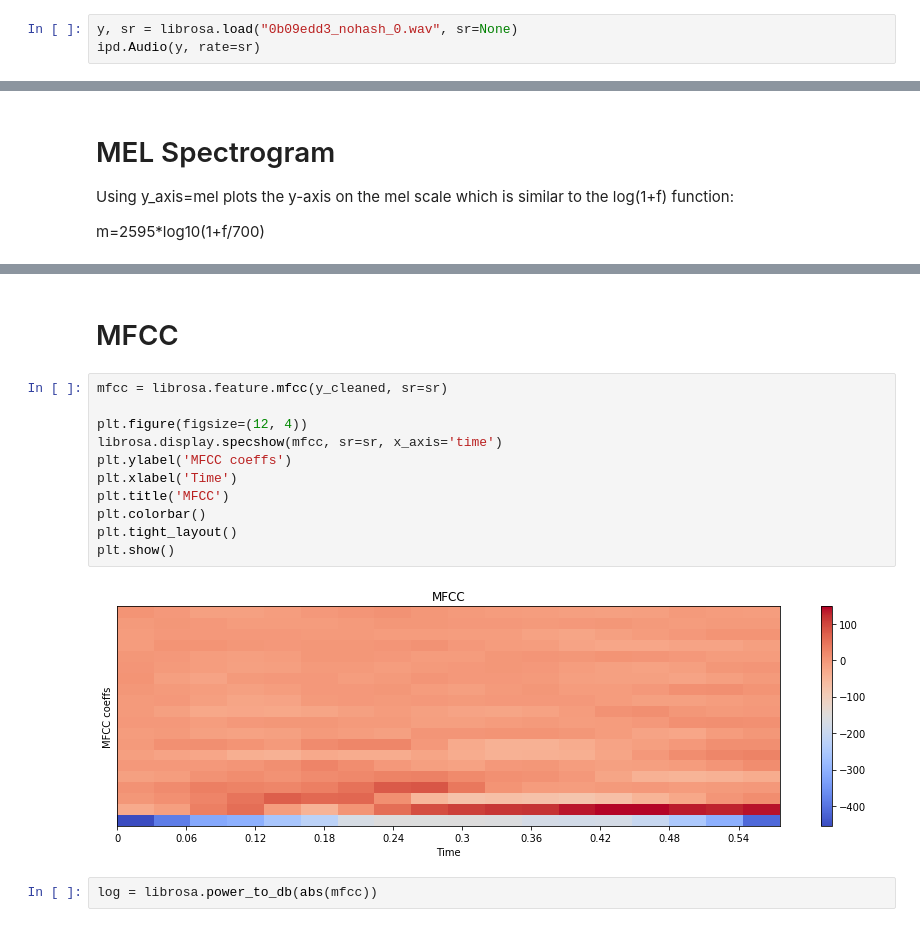
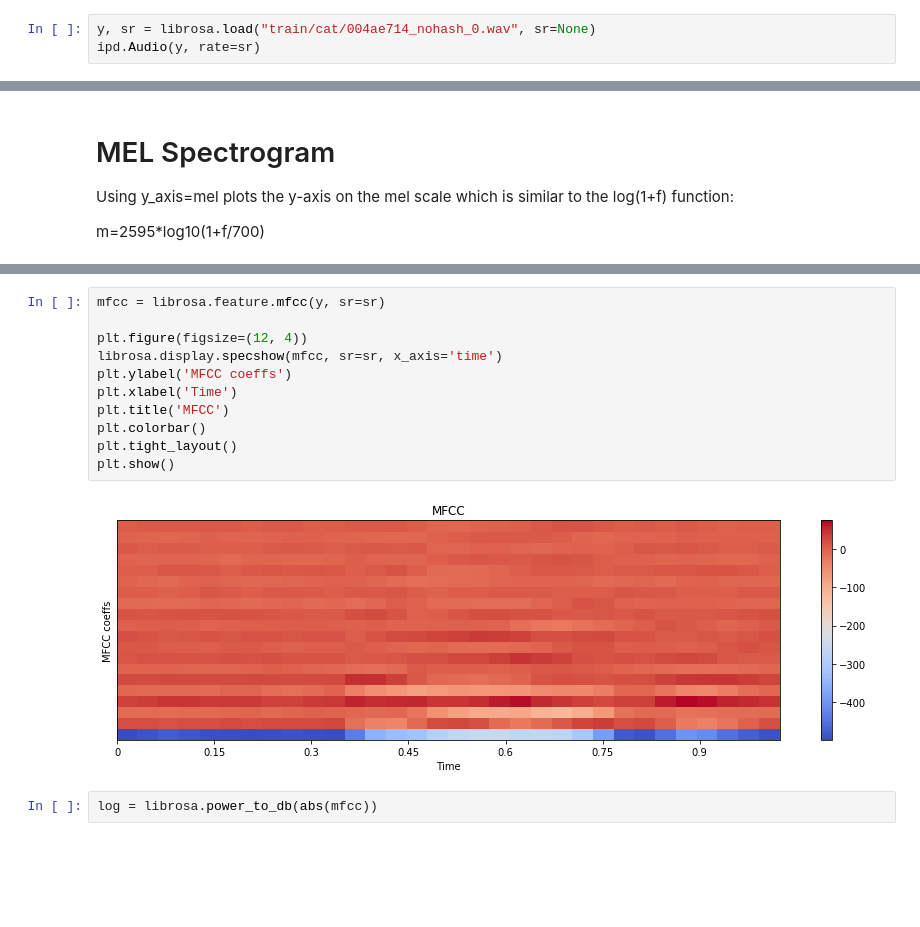
Before and after one commit to anshu3769/Audio-Classification-using-Deep-Learning-Networks, a Jupyter notebook: AudioFileExploration.ipynb, the cells around one changed output, grey strips where cells are left out. Saved outputs shown, nothing was run; the diff lists cells and outputs as text; blank space fills up the shorter version.

```diff
--- a/AudioFileExploration.ipynb
+++ b/AudioFileExploration.ipynb
@@ -7,7 +7,7 @@ import numpy, scipy, matplotlib.pyplot as plt, IPython.display as ipd
 import librosa, librosa.display
 import torch
 # %%
-y, sr = librosa.load("0b09edd3_nohash_0.wav", sr=None)
+y, sr = librosa.load("train/cat/004ae714_nohash_0.wav", sr=None)
 ipd.Audio(y, rate=sr)
 # %% [output]
 [interactive output not drawn]
@@ -185,18 +105,16 @@ plt.show()
-# %% [markdown]
-# MFCC
 # %%
-mfcc = librosa.feature.mfcc(y_cleaned, sr=sr)
+mfcc = librosa.feature.mfcc(y, sr=sr)
 
 plt.figure(figsize=(12, 4))
 librosa.display.specshow(mfcc, sr=sr, x_axis='time')
 plt.ylabel('MFCC coeffs')
 plt.xlabel('Time')
 plt.title('MFCC')
 plt.colorbar()
 plt.tight_layout()
 plt.show()
 # %% [output]
-[figure, old version]
+[figure, new version]
 # %%
 log = librosa.power_to_db(abs(mfcc))
 # %%
```
Also changed, not shown: parts of 26 cells of this notebook.
